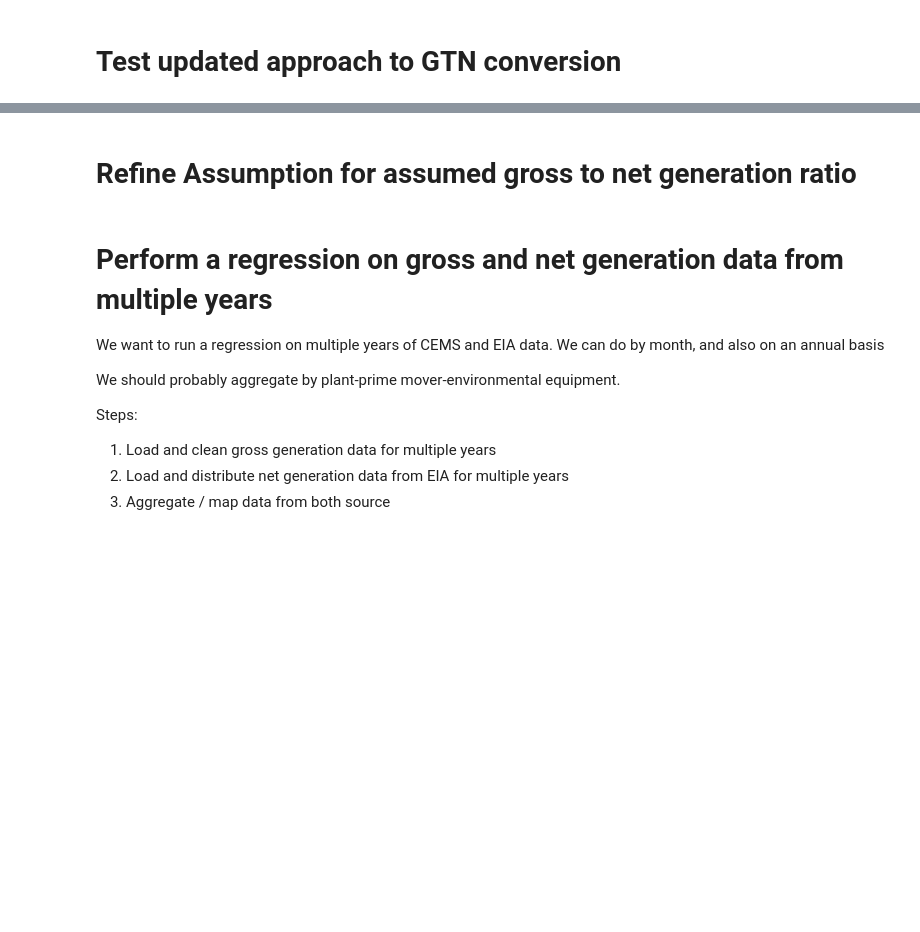
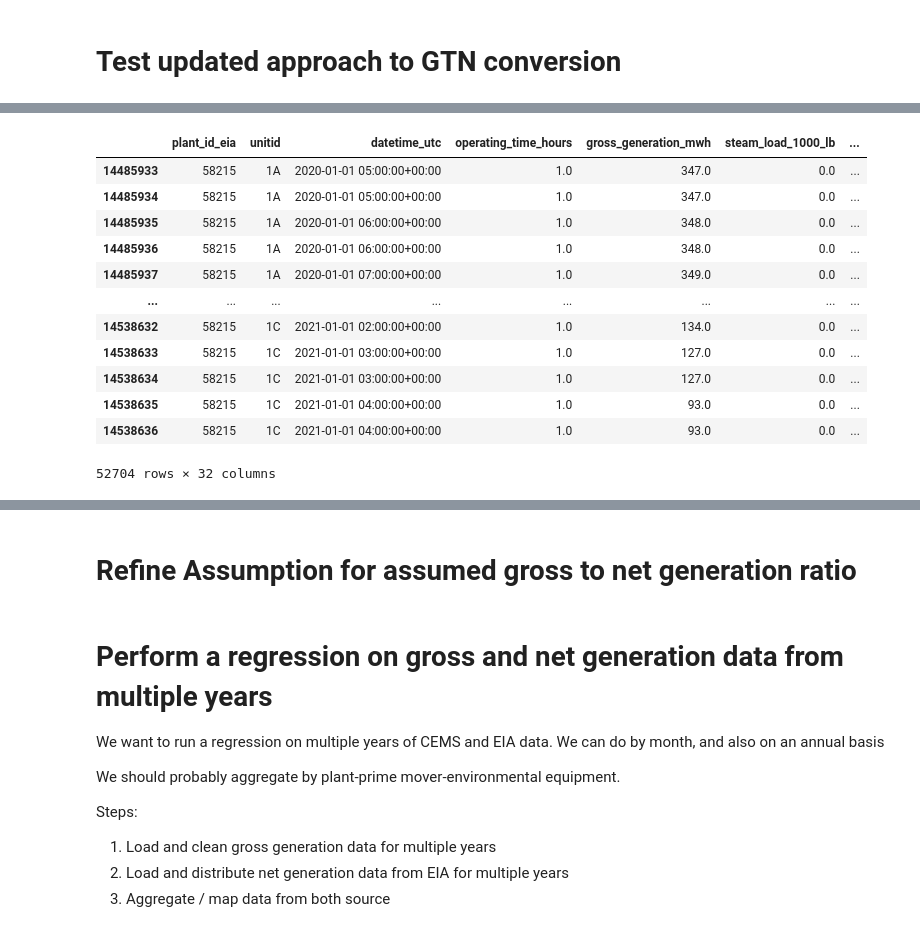
Before and after one commit to singularity-energy/open-grid-emissions, a Jupyter notebook: notebooks/test_gross_to_net.ipynb, the cells around one changed output, grey strips where cells are left out. Drawn from its saved outputs; the diff is of its cells as text; code cells hidden in the pictures; blank space fills up the shorter version.

```diff
--- a/notebooks/test_gross_to_net.ipynb
+++ b/notebooks/test_gross_to_net.ipynb
@@ -41,0 +127,16 @@ plant_attributes = pd.read_csv(f"../data/outputs/{path_prefix}plant_static_attri
+# %%
+cems[cems["plant_id_eia"] == 58215]
+# %% [output]
+|  | plant_id_eia | unitid | datetime_utc | operating_time_hours | gross_generation_mwh | steam_load_1000_lb | ... |
+| 14485933 | 58215 | 1A | 2020-01-01 05:00:00+00:00 | 1.0 | 347.0 | 0.0 | ... |
+| 14485934 | 58215 | 1A | 2020-01-01 05:00:00+00:00 | 1.0 | 347.0 | 0.0 | ... |
+| 14485935 | 58215 | 1A | 2020-01-01 06:00:00+00:00 | 1.0 | 348.0 | 0.0 | ... |
+| 14485936 | 58215 | 1A | 2020-01-01 06:00:00+00:00 | 1.0 | 348.0 | 0.0 | ... |
+| 14485937 | 58215 | 1A | 2020-01-01 07:00:00+00:00 | 1.0 | 349.0 | 0.0 | ... |
+| ... | ... | ... | ... | ... | ... | ... | ... |
+| 14538632 | 58215 | 1C | 2021-01-01 02:00:00+00:00 | 1.0 | 134.0 | 0.0 | ... |
+| 14538633 | 58215 | 1C | 2021-01-01 03:00:00+00:00 | 1.0 | 127.0 | 0.0 | ... |
+| 14538634 | 58215 | 1C | 2021-01-01 03:00:00+00:00 | 1.0 | 127.0 | 0.0 | ... |
+| 14538635 | 58215 | 1C | 2021-01-01 04:00:00+00:00 | 1.0 | 93.0 | 0.0 | ... |
+| 14538636 | 58215 | 1C | 2021-01-01 04:00:00+00:00 | 1.0 | 93.0 | 0.0 | ... |
+52704 rows × 32 columns
```
Also changed, not shown: parts of 16 cells of this notebook, 1 other file.
